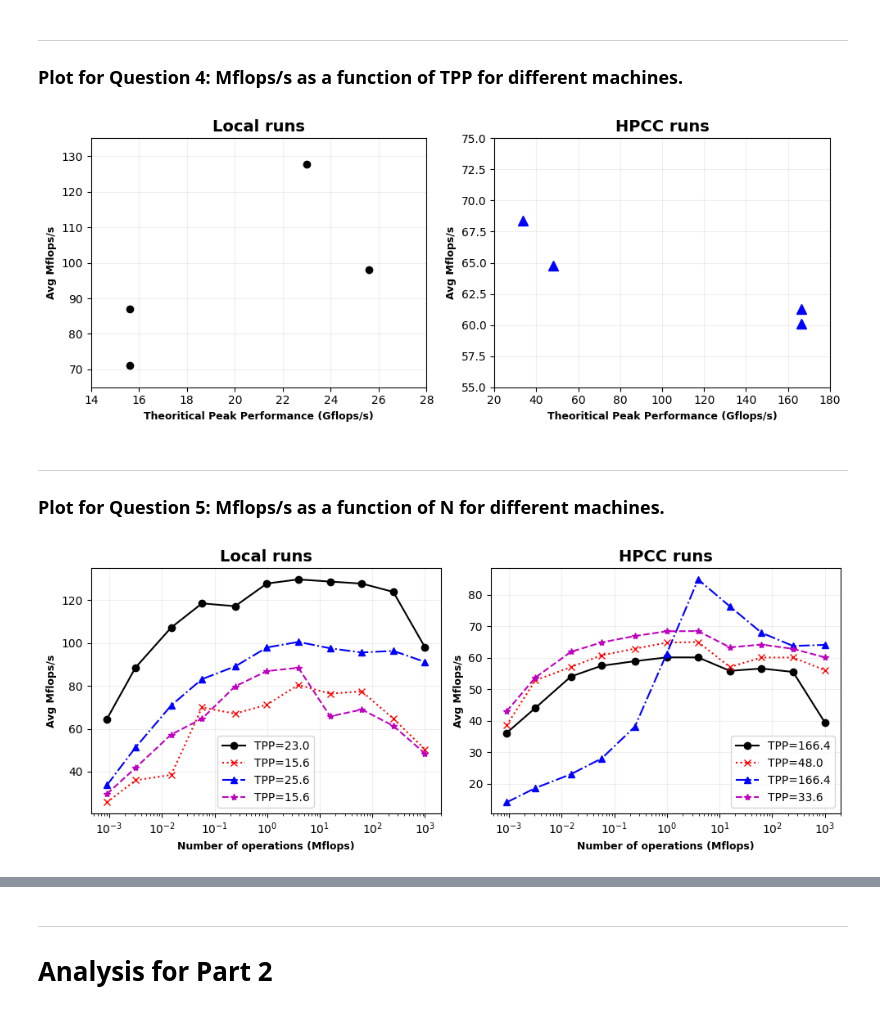
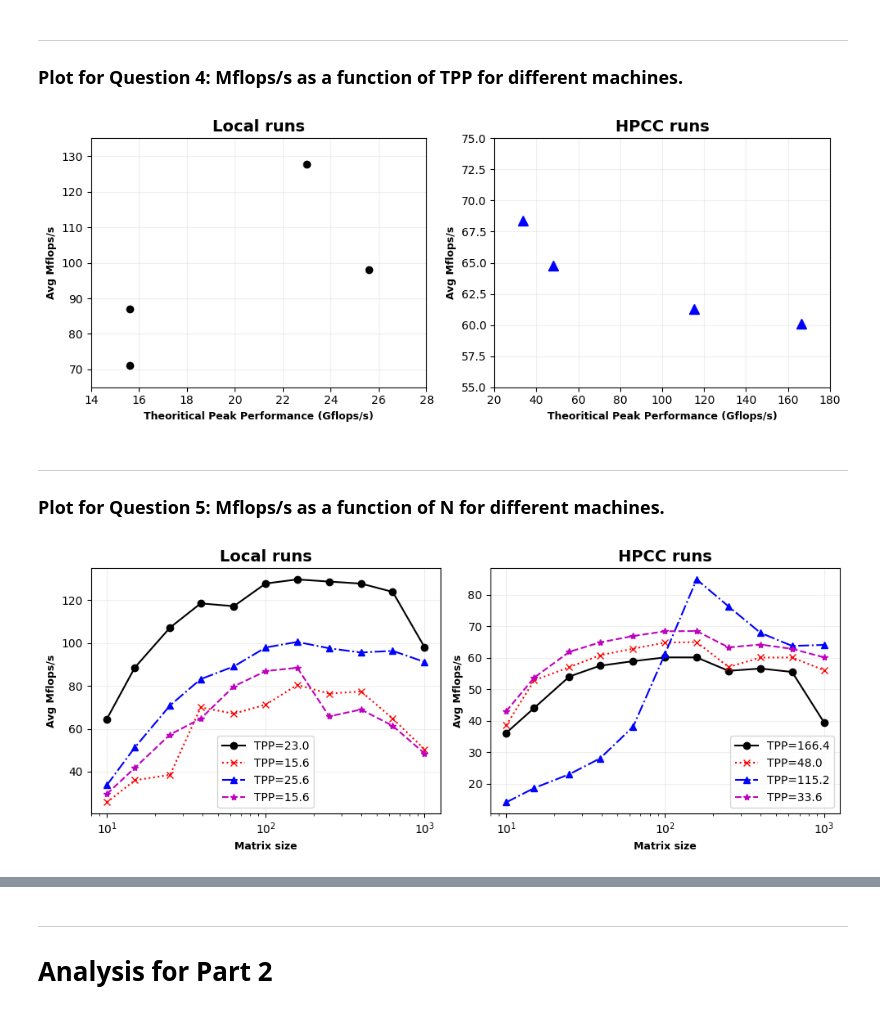
Before and after one commit to cmse822/project-1-team-2, a Jupyter notebook: analysis/analysis.ipynb, the cells around one changed output, grey strips where cells are left out. Cells and saved outputs as stored; diff of their text form; code cells hidden in the pictures.

```diff
--- a/analysis/analysis.ipynb
+++ b/analysis/analysis.ipynb
@@ -22,7 +22,7 @@ FilePaths = ['../data/results_esteban_dev-amd20_10_1000.csv',
              '../data/results_farhad_intel16.csv',
              '../data/results_farhad_local.csv']
 Labels    = ['Esteban_amd20', 'Esteban_local', 'John_intel18', 'John_local', 'Jorge_amd20-v100', 'Jorge_local', 'Farhad_intel16', 'Farhad_local']
-TPP_1flop = np.array([166.4, 23.0, 48.0, 15.6, 166.4, 25.6, 33.6, 15.6])            # Theoritical Peak Performance with assumption of 1 flop/cycle.
+TPP_1flop = np.array([166.4, 23.0, 48.0, 15.6, 115.2, 25.6, 33.6, 15.6])            # Theoritical Peak Performance with assumption of 1 flop/cycle.
 # %% [markdown]
 ___
 ### Load data
@@ -120,7 +104,7 @@ ax[1].set_ylim([55, 75])
 plt.tight_layout()
 fig.savefig('Part1_Q4_Mflops_vs_TPP.png', format='png', dpi=600)
 # %% [output]
-[figure, old version]
+[figure, new version]
 # %% [markdown]
 ___
 ### Plot for Question 5: Mflops/s as a function of N for different machines.
@@ -128,35 +112,35 @@ ___
 Colors = ['k', 'r', 'b', 'm']
 LS     = ['-', ':', '-.', '--']
 Markers= ['o', 'x', '^', '*']
 idx    = 0
 
 fig, ax = plt.subplots(1, 2, figsize=(10, 4))
 for col in Data.columns:
     if 'Mflops/s' in col and 'local' in col:
         TPP = TPP_1flop[Labels.index(col.replace('Mflops/s_', ''))]
-        ax[0].semilogx(Data['Mflops'], Data[col], color=Colors[idx], linestyle=LS[idx],
+        ax[0].semilogx(Data['matrix size'], Data[col], color=Colors[idx], linestyle=LS[idx],
                        marker=Markers[idx], ms=6, label=f'TPP={TPP}')
         idx += 1
 ax[0].grid(alpha=0.2)
-ax[0].set_xlabel('Number of operations (Mflops)', fontsize=9, fontweight='bold', color='k')
+ax[0].set_xlabel('Matrix size', fontsize=9, fontweight='bold', color='k')
 ax[0].set_ylabel('Avg Mflops/s', fontsize=9, fontweight='bold', color='k')
 ax[0].set_title('Local runs', fontsize=14, fontweight='heavy', color='k')
 ax[0].legend()
 
 idx = 0
 for col in Data.columns:
     if 'Mflops/s' in col and 'local' not in col:
         TPP = TPP_1flop[Labels.index(col.replace('Mflops/s_', ''))]
-        ax[1].semilogx(Data['Mflops'], Data[col], color=Colors[idx], linestyle=LS[idx],
+        ax[1].semilogx(Data['matrix size'], Data[col], color=Colors[idx], linestyle=LS[idx],
                        marker=Markers[idx], ms=6, label=f'TPP={TPP}')
         idx += 1
 ax[1].grid(alpha=0.2)
-ax[1].set_xlabel('Number of operations (Mflops)', fontsize=9, fontweight='bold', color='k')
+ax[1].set_xlabel('Matrix size', fontsize=9, fontweight='bold', color='k')
 ax[1].set_ylabel('Avg Mflops/s', fontsize=9, fontweight='bold', color='k')
 ax[1].set_title('HPCC runs', fontsize=14, fontweight='heavy', color='k')
 ax[1].legend()
 
 plt.tight_layout()
 fig.savefig('Part1_Q5_Mflops-s_vs_Mflops.png', format='png', dpi=600)
 # %% [output]
-[figure, old version]
+[figure, new version]
```
Also changed, not shown: parts of 3 cells of this notebook, 5 other files.
